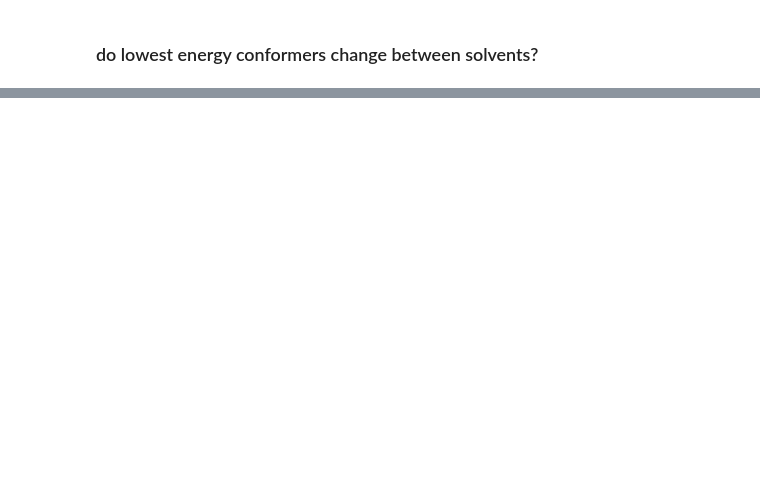
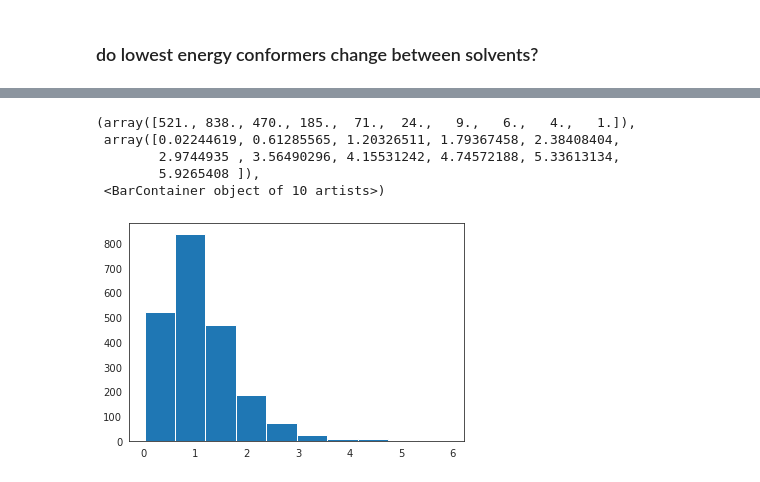
Before and after one commit to PattanaikL/conf_solv, a Jupyter notebook: ipython/analyze_dataset.ipynb, the cells around one changed output, grey strips where cells are left out. Saved outputs shown, nothing was run; the diff lists cells and outputs as text; code cells hidden in the pictures; blank space fills up the shorter version.

```diff
--- a/ipython/analyze_dataset.ipynb
+++ b/ipython/analyze_dataset.ipynb
@@ -250,0 +299,13 @@ n_solvents
+# %%
+diff = []
+for i in range(len(conf_g_correction)):
+    diff.append(np.max(conf_g_correction[i]) - np.min(conf_g_correction[i]))
+
+plt.hist(diff)
+# %% [output]
+(array([521., 838., 470., 185.,  71.,  24.,   9.,   6.,   4.,   1.]),
+ array([0.02244619, 0.61285565, 1.20326511, 1.79367458, 2.38408404,
+        2.9744935 , 3.56490296, 4.15531242, 4.74572188, 5.33613134,
+        5.9265408 ]),
+ <BarContainer object of 10 artists>)
+[figure, added]
```
Also changed, not shown: parts of 20 cells of this notebook.
